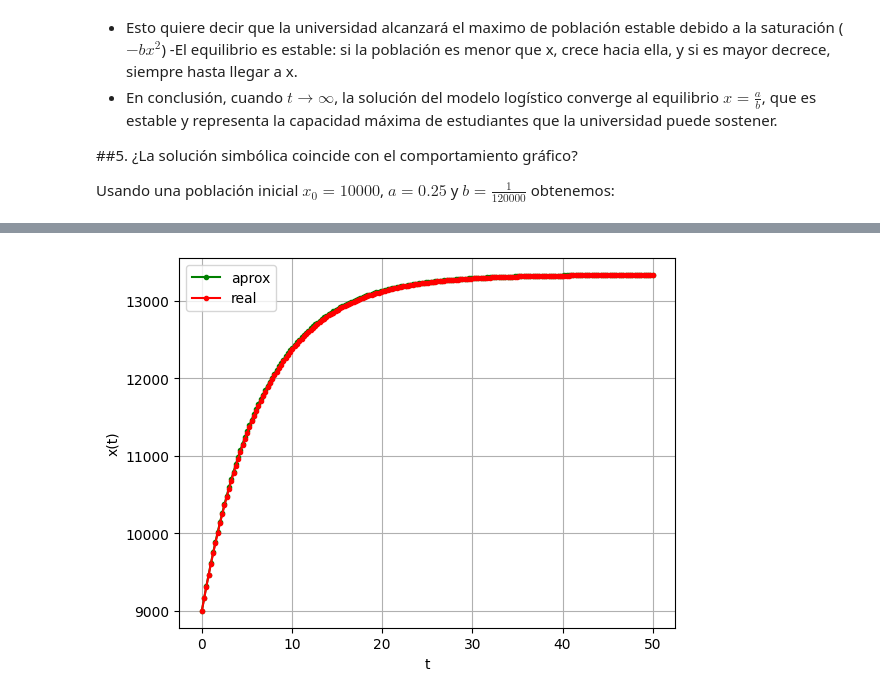
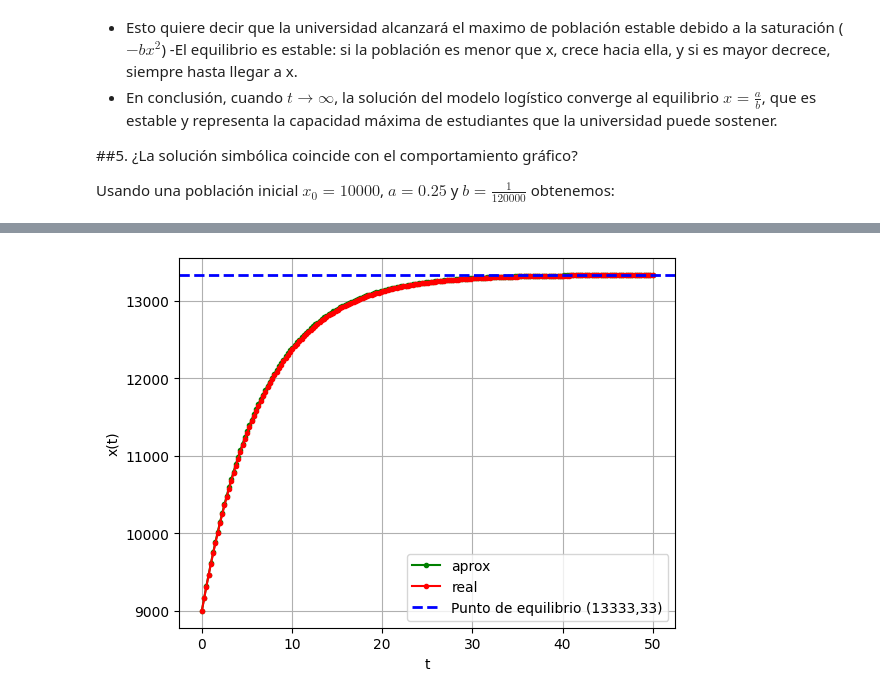
Before and after one commit to meg190/aplicadas-II-colabs, a Jupyter notebook: Entrega_I.ipynb, the cells around one changed output, grey strips where cells are left out. Cells and saved outputs as stored; diff of their text form; code cells hidden in the pictures.

```diff
--- a/Entrega_I.ipynb
+++ b/Entrega_I.ipynb
@@ -419,0 +467,21 @@ Veamos el comportamiento grafico de la solución numerica y analitica:
+# %%
+r = 2000
+h = 0.15
+
+f = lambda A, t: ((np.exp(-h*t)*A)-r)/-h
+
+t = np.linspace(0,50,200)
+
+x1 = f(1625, t)
+x2 = f(800, t)
+x3 = f(200, t)
+
+plt.plot(t,x1,'g.-', label='$x_0 = 2500$')
+plt.plot(t, x2, 'r.-', label='$x_0 = 8000$')
+plt.plot(t, x3, 'y.-', label='$x_0 = 12000$')
+plt.axhline(y=r/h, color='blue', linestyle='--', linewidth=2, label='Punto de equilibrio (13333,33)')
+plt.xlabel("t")
+plt.ylabel("x(t)")
+plt.legend()
+plt.grid()
+plt.show()
@@ -420,23 +516,24 @@ Veamos el comportamiento grafico de la solución numerica y analitica:
 # %%
 r = 2000
 h = 0.15
 x0 = 9000
 A = 650
 
 numF = lambda x,t: r-h*x
 realF = lambda t: ((np.exp(-h*t)*A)-r)/-h
 
 numx, numt = euler(numF, x0, 0, 50, 200)
 
 realt = np.linspace(0,50,200)
 realx = realF(realt)
 
 plt.plot(numt,numx,'g.-', label='aprox')
 plt.plot(realt, realx, 'r.-', label='real')
 plt.xlabel("t")
 plt.ylabel("x(t)")
+plt.axhline(y=13333.333, color='blue', linestyle='--', linewidth=2, label='Punto de equilibrio (13333,33)')
 plt.legend()
 plt.grid()
 plt.show()
 # %% [output]
-[figure, old version]
+[figure, new version]
```
Also changed, not shown: parts of 4 cells of this notebook.
